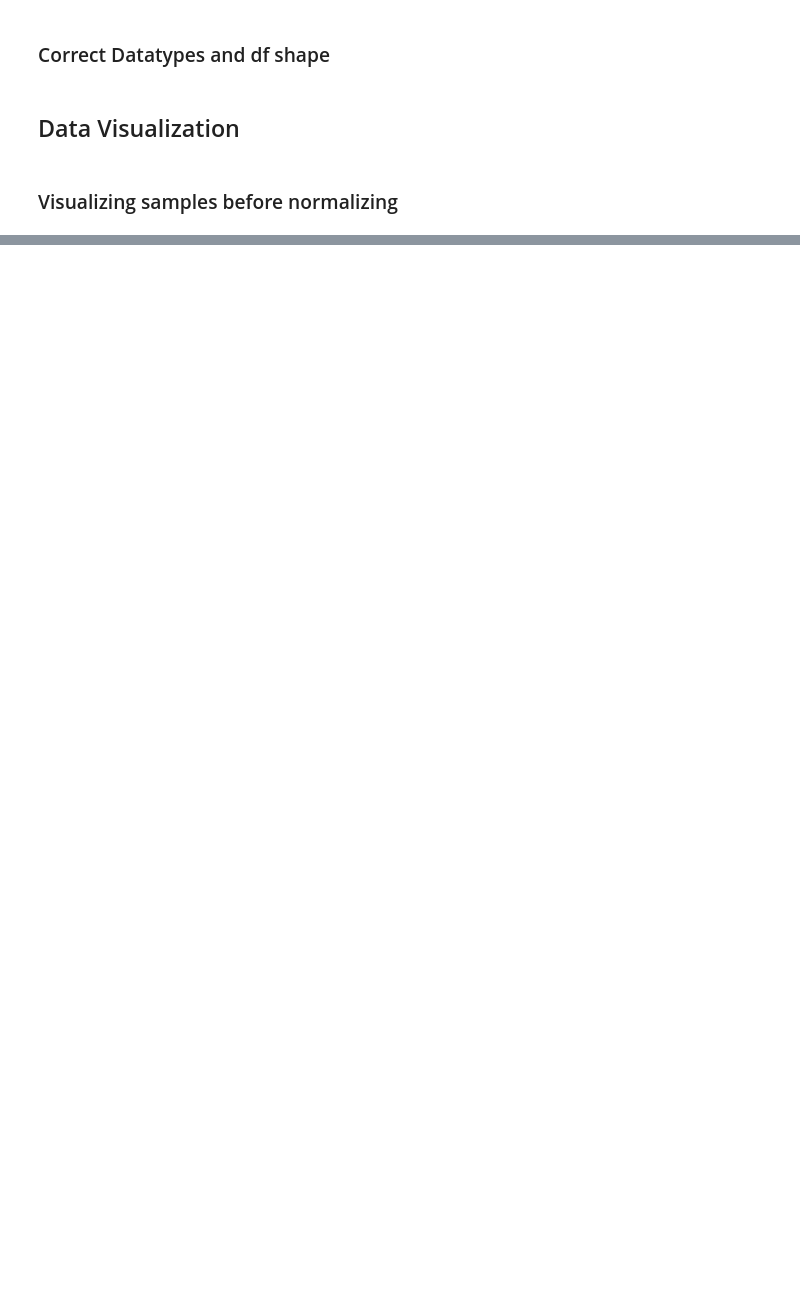
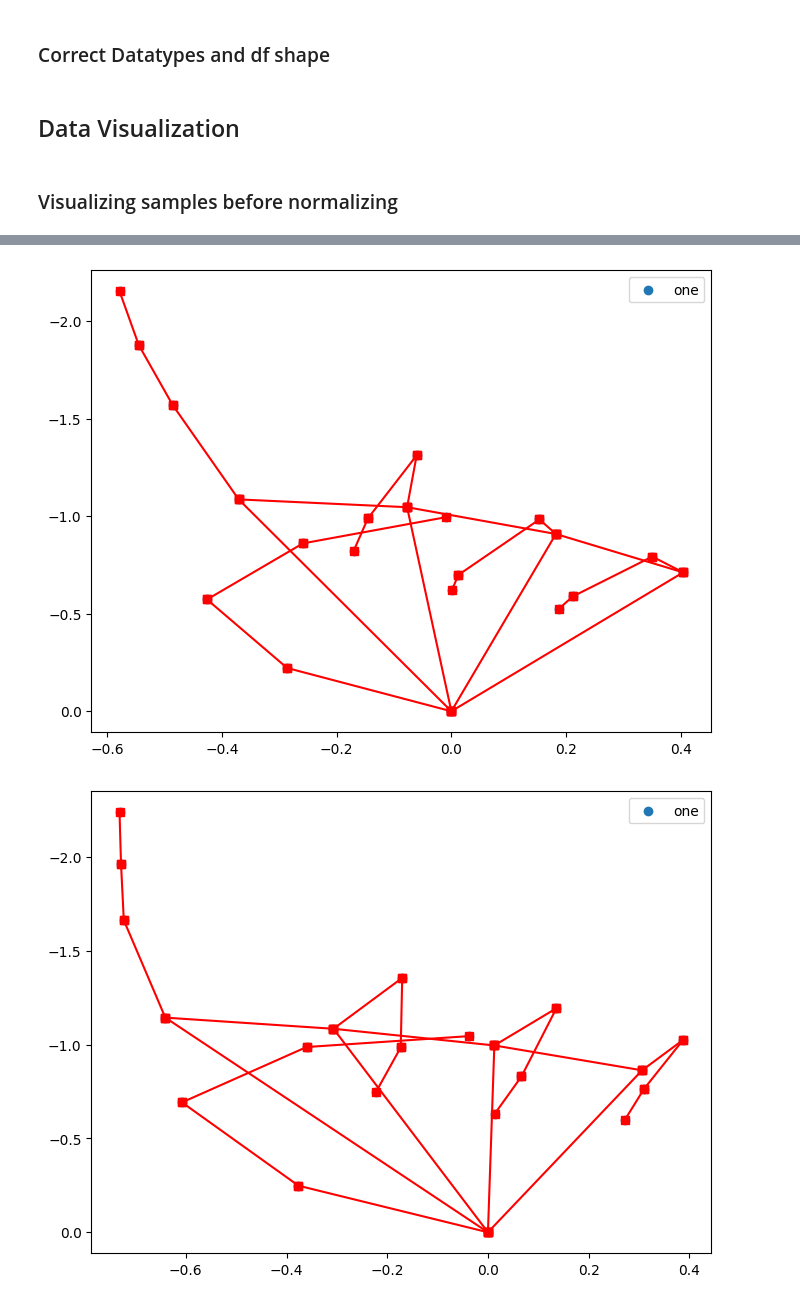
Before and after one commit to Ahmed9Elsayed/HandGesture-Recognizer, a Jupyter notebook: ML_project.ipynb, the cells around one changed output, grey strips where cells are left out. Cells and saved outputs as stored; diff of their text form; code cells hidden in the pictures; blank space fills up the shorter version.

```diff
--- a/ML_project.ipynb
+++ b/ML_project.ipynb
@@ -124,0 +220,21 @@ plt.xticks(rotation = 90)
+# %%
+def class_sample_visualize(df, no_of_samples, class_name):
+  df_class = df[df['label'] == class_name]
+  for i in range(no_of_samples):
+    row1 = df_class.iloc[i,:-1]
+    row1_label = df_class.iloc[i,-1]
+    row1_vis = row1.values.reshape(21,3)
+    X = row1_vis[:,0]
+    Y = row1_vis[:, 1]
+    plt.figure(figsize=(8,6))
+    plt.scatter(x = X, y = Y, label = row1_label)
+    plt.gca().invert_yaxis()
+    for connection in connections:
+      plt.plot([X[connection[0]], X[connection[1]]], [Y[connection[0]], Y[connection[1]]], 'rs-')
+    plt.legend()
+    plt.show()
+
+class_sample_visualize(df,5, 'one')
+# %% [output]
+[figure, added]
+[figure, added]
```
Also changed, not shown: parts of 27 cells of this notebook.
